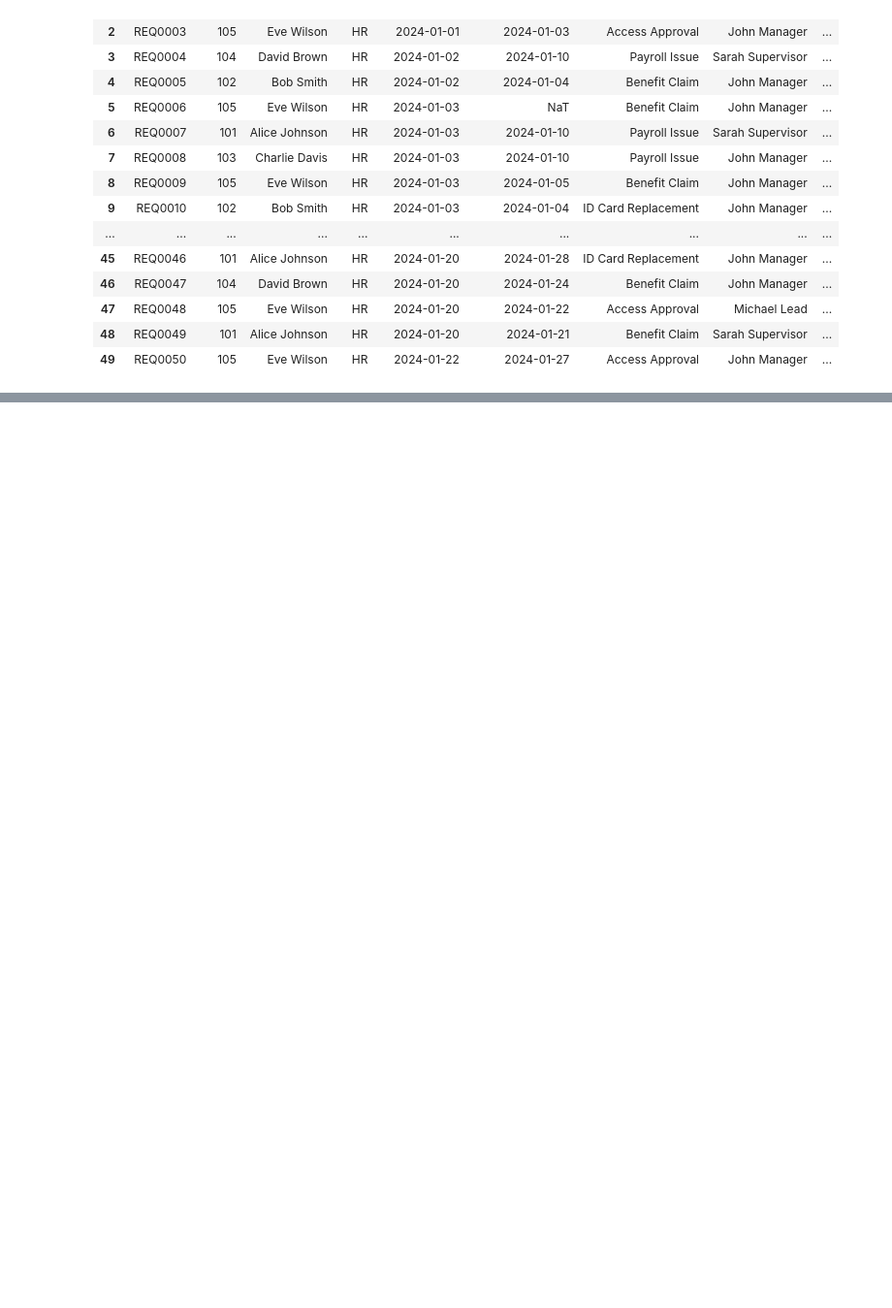
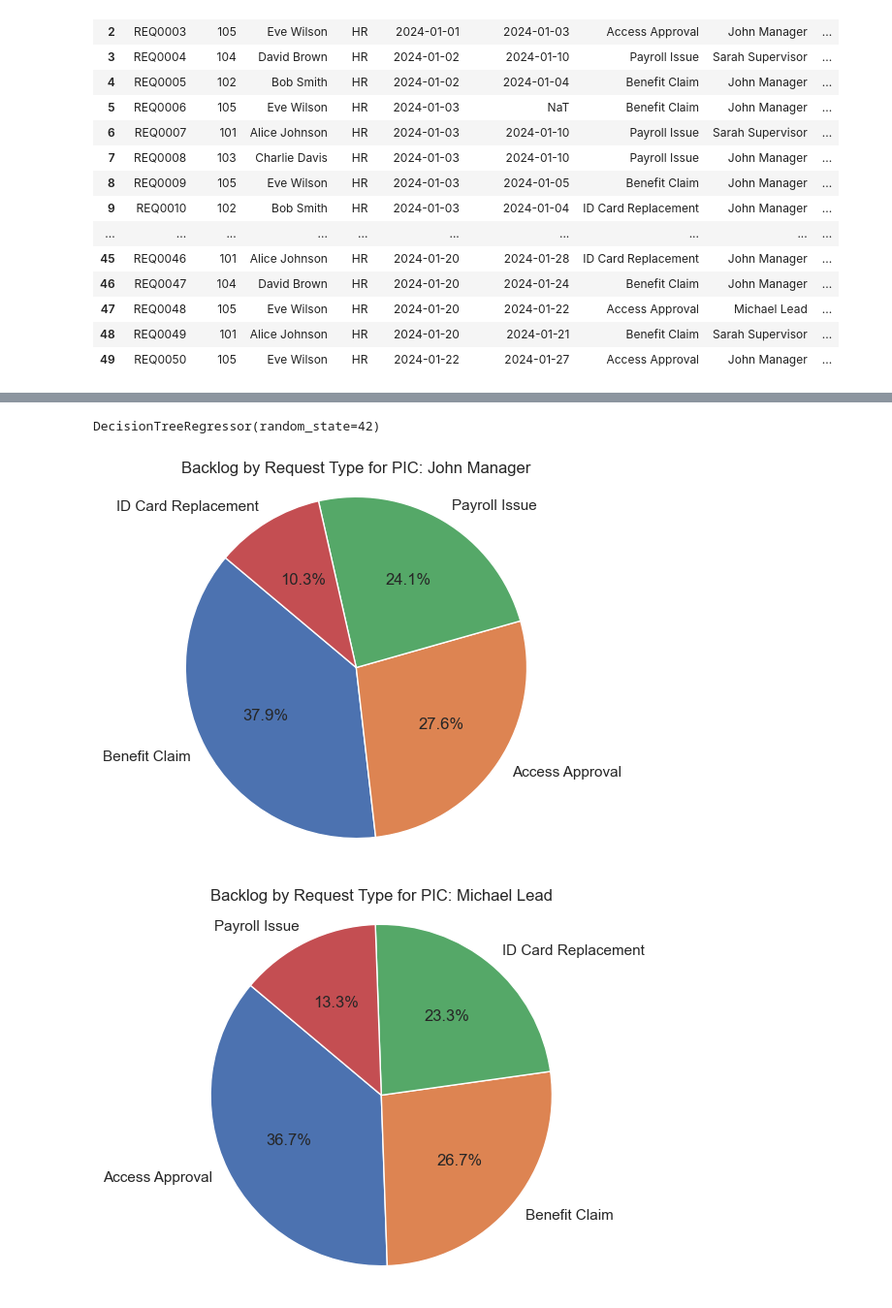
Before and after one commit to RizkyMlana/Data-Science-Mid, a Jupyter notebook: assignment.ipynb, the cells around one changed output, grey strips where cells are left out. Shown: that part at 97% size. Drawn from its saved outputs; the diff is of its cells as text; code cells hidden in the pictures; blank space fills up the shorter version.

```diff
--- a/assignment.ipynb
+++ b/assignment.ipynb
@@ -180,0 +211,35 @@ plt.show()
+# %%
+complete_data = df[df['Request_Date'].notna() & df['Completion_Date'].notna()].copy()
+complete_data['Request_Days'] = (complete_data['Request_Date'] - base_date).dt.days
+complete_data['Completion_Days'] = (complete_data['Completion_Date'] - base_date).dt.days
+complete_data['Processing_Days'] = complete_data['Completion_Days'] - complete_data['Request_Days']
+
+X_comp = pd.get_dummies(complete_data[['Request_Detail', 'PIC']], drop_first=True)
+y_comp = complete_data['Processing_Days']
+
+X_train, X_test, y_train, y_test = train_test_split(X_comp, y_comp, test_size=0.2, random_state=42)
+
+#Linear Regression
+model_completion = LinearRegression()
+model_completion.fit(X_train, y_train)
+#Random Forest
+model_completion = RandomForestRegressor(n_estimators=100, random_state=42)
+model_completion.fit(X_train, y_train)
+#Decision Tree
+model_completion = DecisionTreeRegressor(random_state=42)
+model_completion.fit(X_train, y_train)
+#K-Nearest Neighbor
+model_completion = KNeighborsRegressor(n_neighbors=5)
+model_completion.fit(X_train, y_train)
+#Support Vector Regressor
+model_completion = SVR()
+model_completion.fit(X_train, y_train)
+# %% [output]
+DecisionTreeRegressor(random_state=42)
+# %%
+
+X_backlog = pd.get_dummies(df_backlog[['Request_Detail', 'PIC']], drop_first=True)
+X_backlog = X_backlog.reindex(columns=X_comp.columns, fill_value=0)
+predicted_days = model_completion.predict(X_backlog).round().astype(int)
+df_backlog = df[df['Completion_Date'].isna() & df['Request_Date'].notna()].copy()
+df_backlog.loc[:, 'Predicted_Completion_Date'] = df_backlog['Request_Date'] + pd.to_timedelta(predicted_days, unit='D')
@@ -180,0 +293,15 @@ plt.show()
+# %%
+
+
+for pic in df_backlog['PIC'].dropna().unique():
+    df_pic = df_backlog[df_backlog['PIC'] == pic]
+    if df_pic.empty: continue
+    counts = df_pic['Request_Detail'].value_counts()
+    plt.figure(figsize=(5,5))
+    plt.pie(counts, labels=counts.index, autopct='%1.1f%%', startangle=140)
+    plt.title(f'Backlog by Request Type for PIC: {pic}')
+    plt.axis('equal')
+    plt.show()
+# %% [output]
+[figure, added]
+[figure, added]
```
Also changed, not shown: parts of 12 cells of this notebook, 1 other file.
